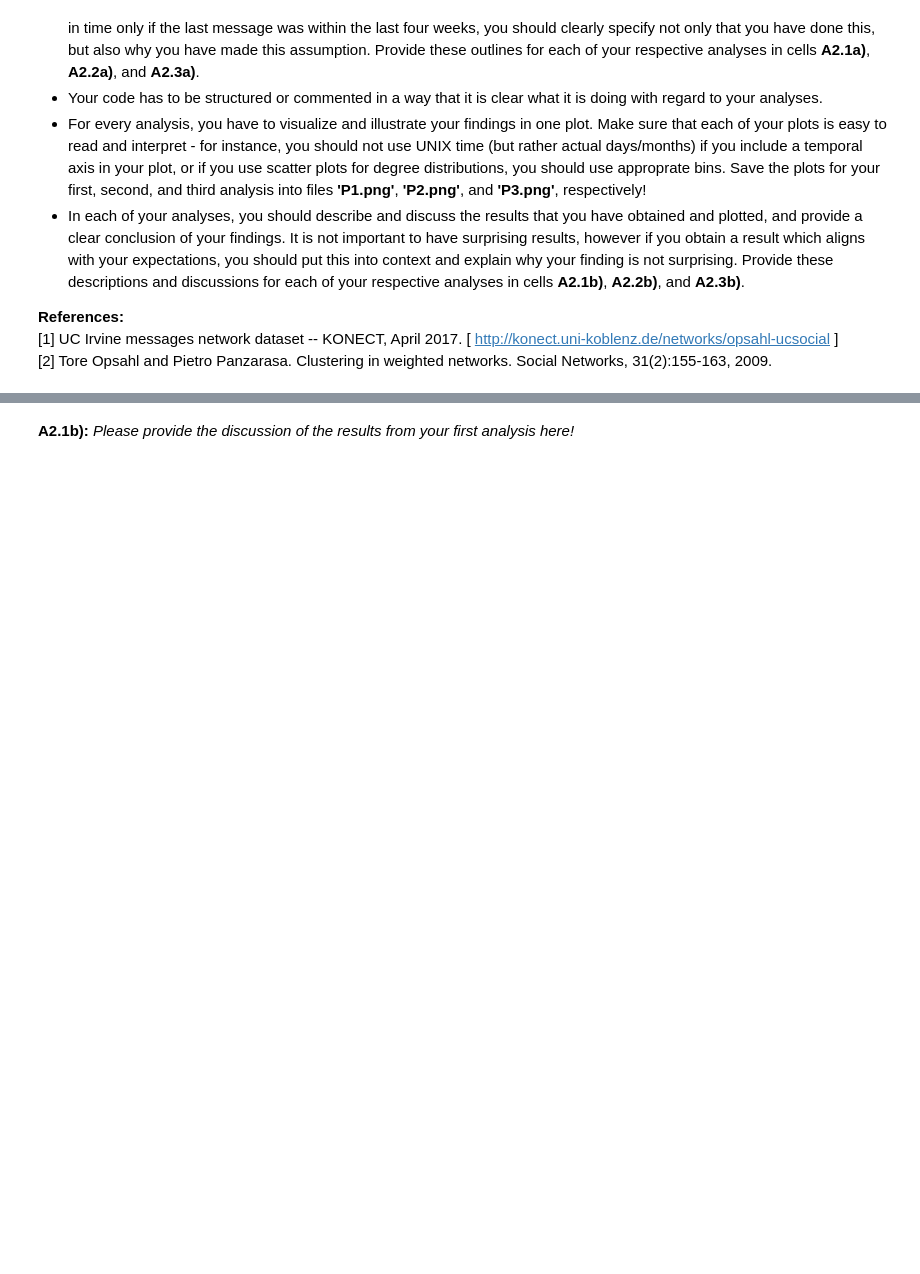
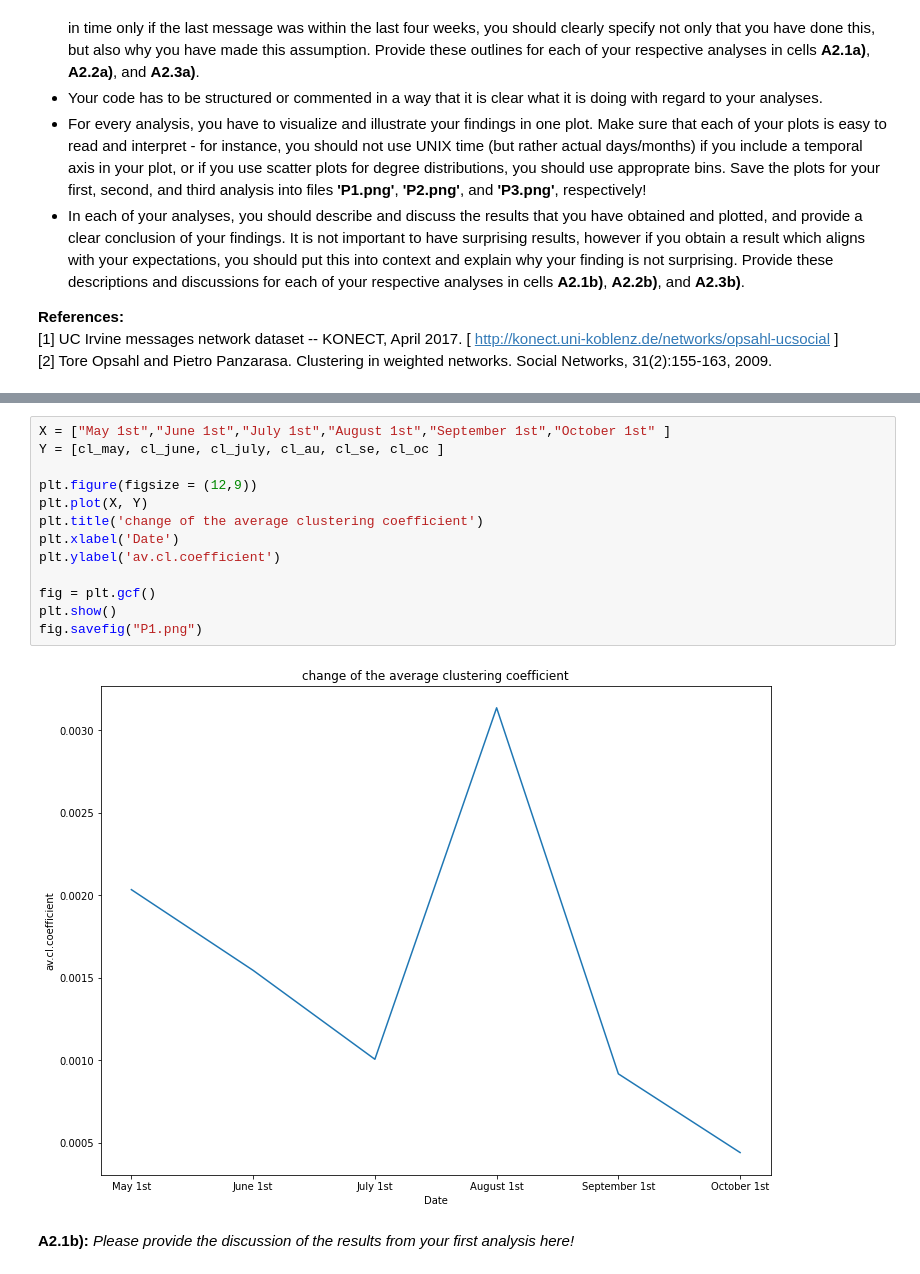
Before and after one commit to sunwen0120/social_network, a Jupyter notebook: homework_4/Wen_Sun_home_assignment_4.ipynb, the cells around one changed output, grey strips where cells are left out. Saved outputs shown, nothing was run; the diff lists cells and outputs as text; blank space fills up the shorter version.

```diff
--- a/homework_4/Wen_Sun_home_assignment_4.ipynb
+++ b/homework_4/Wen_Sun_home_assignment_4.ipynb
@@ -298,2 +436,17 @@ __References:__
+# %%
+X = ["May 1st","June 1st","July 1st","August 1st","September 1st","October 1st" ]
+Y = [cl_may, cl_june, cl_july, cl_au, cl_se, cl_oc ]
+
+plt.figure(figsize = (12,9))
+plt.plot(X, Y)
+plt.title('change of the average clustering coefficient')
+plt.xlabel('Date')
+plt.ylabel('av.cl.coefficient')
+
+fig = plt.gcf()
+plt.show()
+fig.savefig("P1.png")
+# %% [output]
+[figure, added]
 # %% [markdown]
 **A2.1b):** _Please provide the discussion of the results from your first analysis here!_
```
Also changed, not shown: parts of 17 cells of this notebook, 5 other files.
